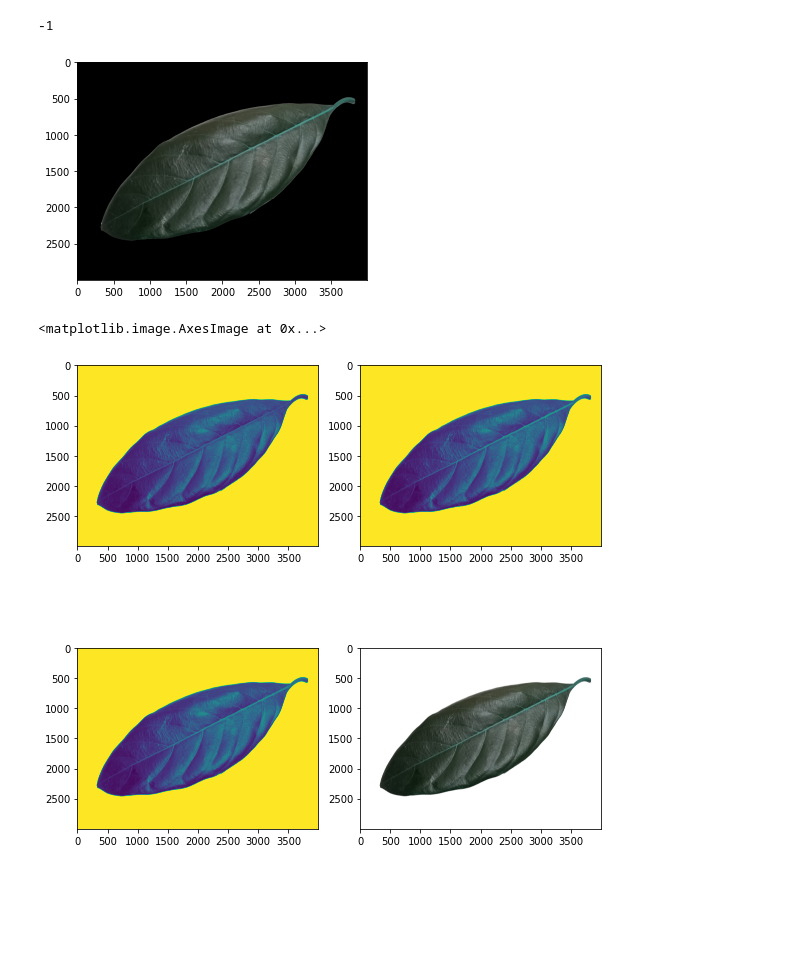
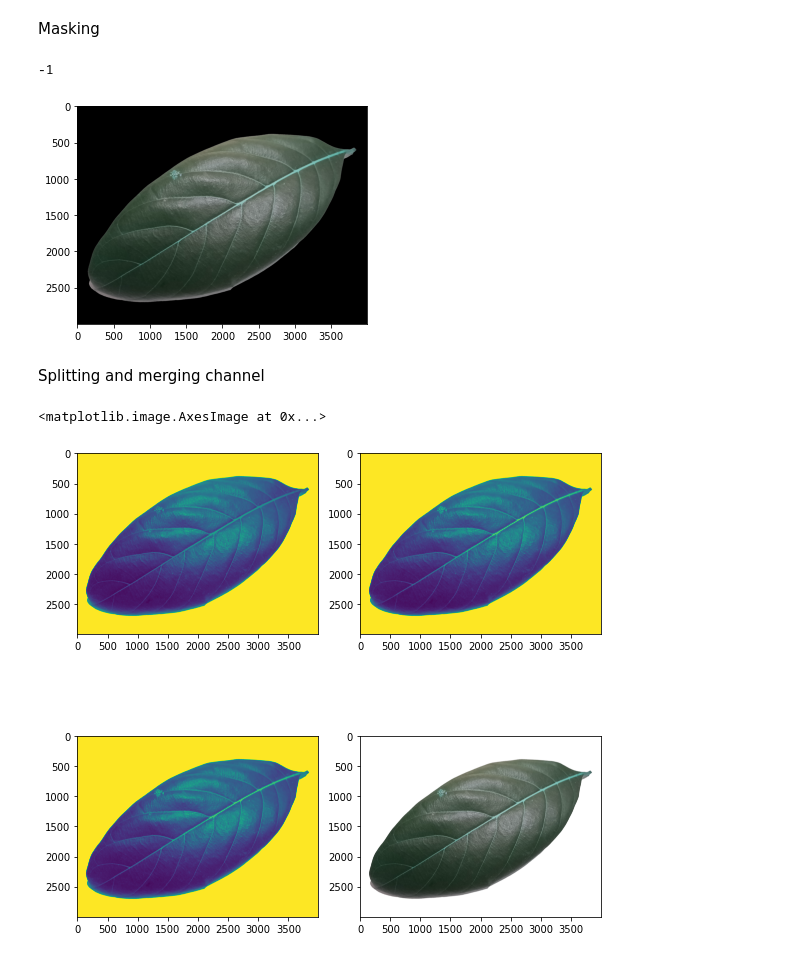
Before and after one commit to medinaks/computer_vision, a Jupyter notebook: image_fundamental/if_basic_command.ipynb, the cells around one changed output. Saved outputs shown, nothing was run; the diff lists cells and outputs as text; code cells hidden in the pictures; blank space fills up the shorter version.

Commit message:
Tugas 4 - Image Fundamental

```diff
--- a/image_fundamental/if_basic_command.ipynb
+++ b/image_fundamental/if_basic_command.ipynb
@@ -88,34 +91,38 @@ plt.show()
+# %% [markdown]
+Masking
 # %%
 import cv2
 import numpy as np
 
 def process(img):
     img_gray = cv2.cvtColor(img, cv2.COLOR_BGR2GRAY)
     img_canny = cv2.Canny(img_gray, 0, 50)
     img_dilate = cv2.dilate(img_canny, None, iterations=1)
     img_erode = cv2.erode(img_dilate, None, iterations=1)
     return img_erode
 
 def get_masked(img):
     h, w, _ = img.shape
     center = h // 2, w // 2
     contours, _ = cv2.findContours(process(img), cv2.RETR_EXTERNAL, cv2.CHAIN_APPROX_NONE)
     for cnt in contours:
         if cv2.contourArea(cnt) > 100:
             if cv2.pointPolygonTest(cnt, center, False) > 0:
                 mask = np.zeros((h, w), 'uint8')
                 cv2.drawContours(mask, [cnt], -1, 255, -1)
                 return cv2.bitwise_and(img, img, mask=mask)
 
-img = cv2.imread("/content/computer_vision/images/daun_nangka/051.png")
+img = cv2.imread("/content/computer_vision/images/daun_nangka/081.png")
 img_masked = get_masked(img);
 plt.imshow(img_masked)
 cv2.waitKey(0)
 # %% [output]
 -1
-[figure, old version]
+[figure, new version]
+# %% [markdown]
+Splitting and merging channel
 # %%
-image = cv2.imread("/content/computer_vision/images/daun_nangka/051.png")
+image = cv2.imread("/content/computer_vision/images/daun_nangka/081.png")
 b, g, r = cv2.split(image)
 newImage = cv2.merge((b,g,r))
 
@@ -130,4 +137,4 @@ axes[2].imshow(r)
 axes[3].imshow(newImage)
 # %% [output]
 <matplotlib.image.AxesImage at 0x...>
-[figure, old version]
+[figure, new version]
```
Also changed, not shown: parts of 11 cells of this notebook.
